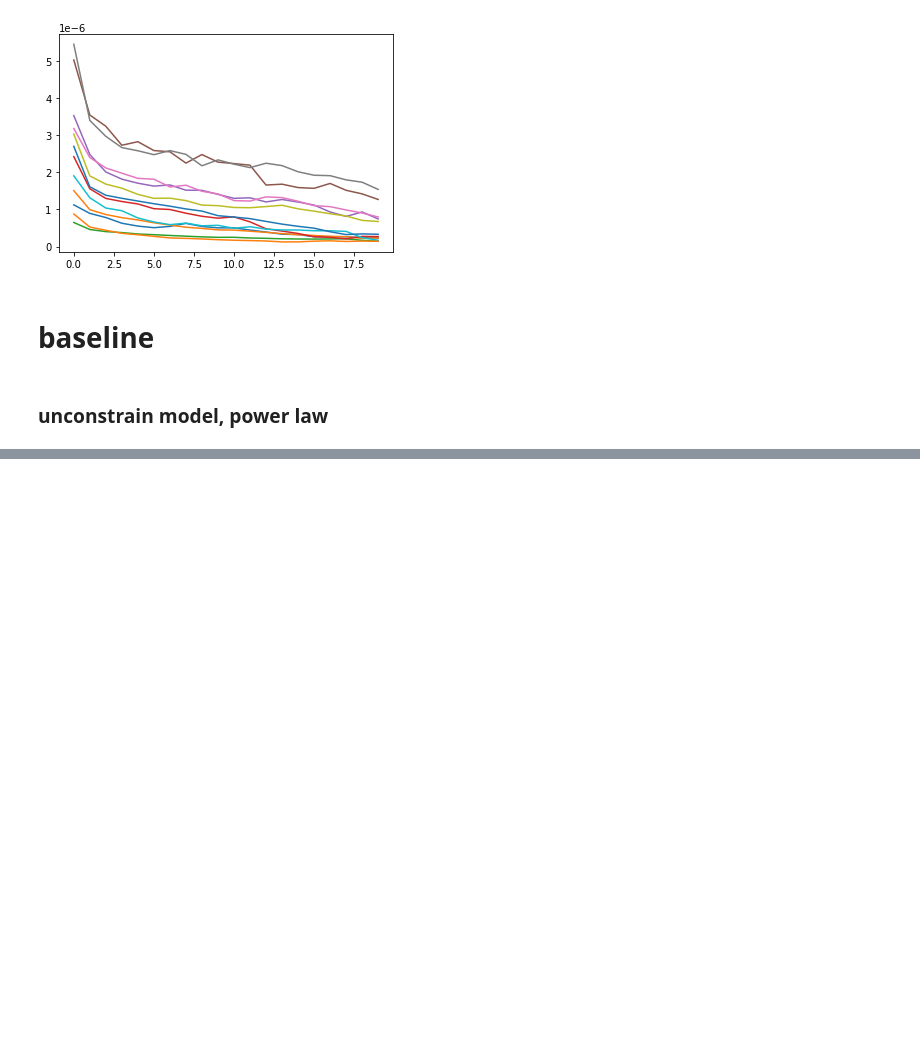
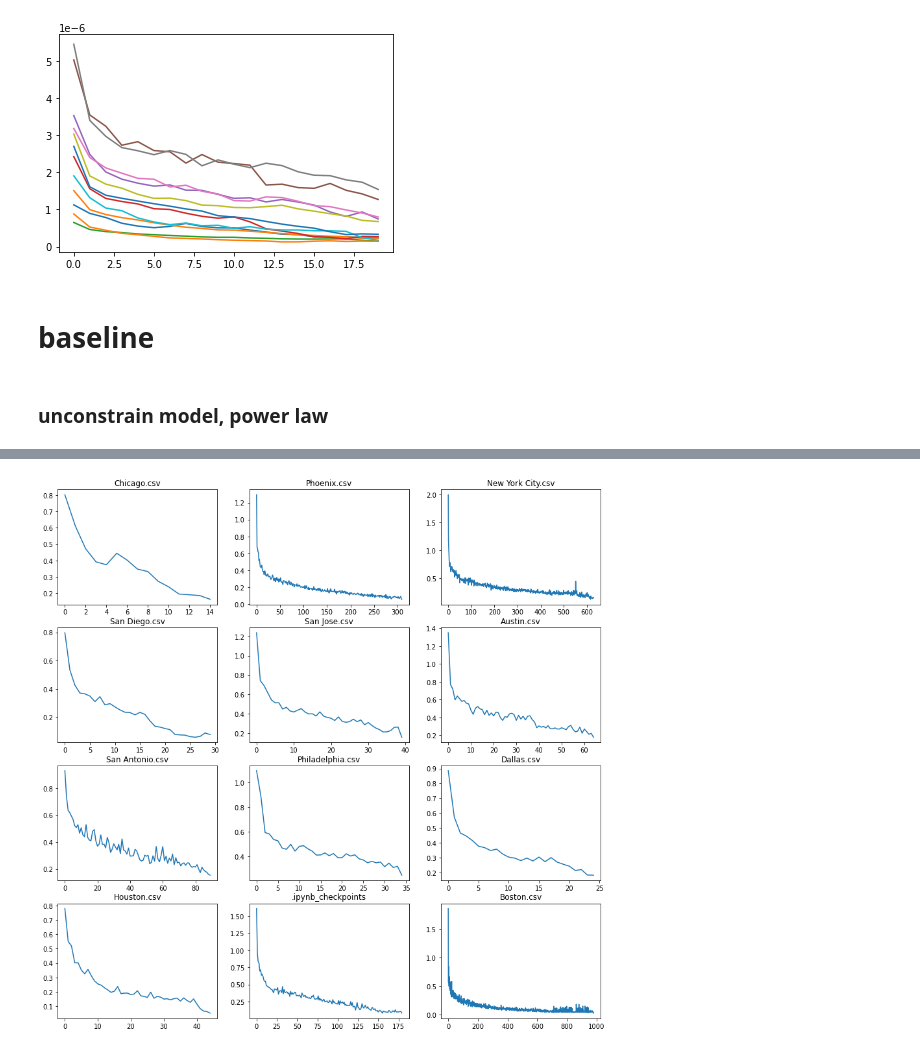
Before and after one commit to yuribogomolov/sttn, a Jupyter notebook: notebooks/generic_gravity_model.ipynb, the cells around one changed output, grey strips where cells are left out. Drawn from its saved outputs; the diff is of its cells as text; code cells hidden in the pictures; blank space fills up the shorter version.

Commit message:
crossvalidation

```diff
--- a/notebooks/generic_gravity_model.ipynb
+++ b/notebooks/generic_gravity_model.ipynb
@@ -435,0 +360,6 @@ for grouped_bfpl in fdf:
+# %%
+training_set.rename(columns={'jobs':'S000jobs', 'residence':'S000residence','flow':'S000flow'}, inplace=True)
+predicted_bfpl = fit_bucketed_power_law(training_set, bins=20)
+grouped_bfpl = predicted_bfpl.groupby('bin').agg({'S000k': 'min', 'S000a': 'min'})
+grouped_bfpl = grouped_bfpl.reset_index()
+mean_squared_error(predicted_bfpl.S000flow, predicted_bfpl.S000pred)
@@ -435,0 +470,12 @@ for grouped_bfpl in fdf:
+# %%
+
+cities = os.listdir('cities/')
+citiesDir = 'cities/'
+mseDir = {}
+
+for city in cities:
+    if '.csv' in city:
+        df = pd.read_csv(citiesDir+city)
+        df.rename(columns={'jobs':'S000jobs', 'residence':'S000residence','flow':'S000flow'}, inplace=True)
+        mseDir[city] = crossvalidation(df,target='S000',bins=binDict[city])
+        print(city)
@@ -435,0 +524,20 @@ for grouped_bfpl in fdf:
+# %%
+
+!mkdir unconstrainCTBuckedPowerlaw/
+cities = os.listdir('cities/')
+citiesDir = 'cities/'
+refDir = 'unconstrainCTPowerlaw/'
+outputDir = 'unconstrainCTBuckedPowerlaw/'
+fdf = []
+for city in cities:
+    if '.csv' in city:
+        print(city)
+        df = pd.read_csv(citiesDir+city)
+        df.rename(columns={'jobs':'S000jobs', 'residence':'S000residence','flow':'S000flow'}, inplace=True)
+
+        predicted_bfpl = unconstrained_bucked_powerlaw(df, 'S000',bins=binDict[city])
+        mse = mean_squared_error(predicted_bfpl['S000flow'],predicted_bfpl['S000pred'])
+        predicted_bfpl[['origin', 'destination','S000flow','S000pred']].to_csv(outputDir+city,index=False)
+        grouped_bfpl = predicted_bfpl.groupby('bin').agg({'S000f': 'min'})
+        grouped_bfpl = grouped_bfpl.reset_index()
+        fdf += [grouped_bfpl]
@@ -435,0 +558,9 @@ for grouped_bfpl in fdf:
+# %%
+fig, ax = plt.subplots(4,3,figsize=(15,15))
+for i,grouped_bfpl in enumerate(fdf):
+#     print(i)
+#     ax[1,2].plot(grouped_bfpl['S000f'])
+    ax[i//3,i%3].plot(grouped_bfpl['S000f'])
+    ax[i//3,i%3].set_title(cities[i])
+# %% [output]
+[figure, added]
```
Also changed, not shown: parts of 60 cells of this notebook.
